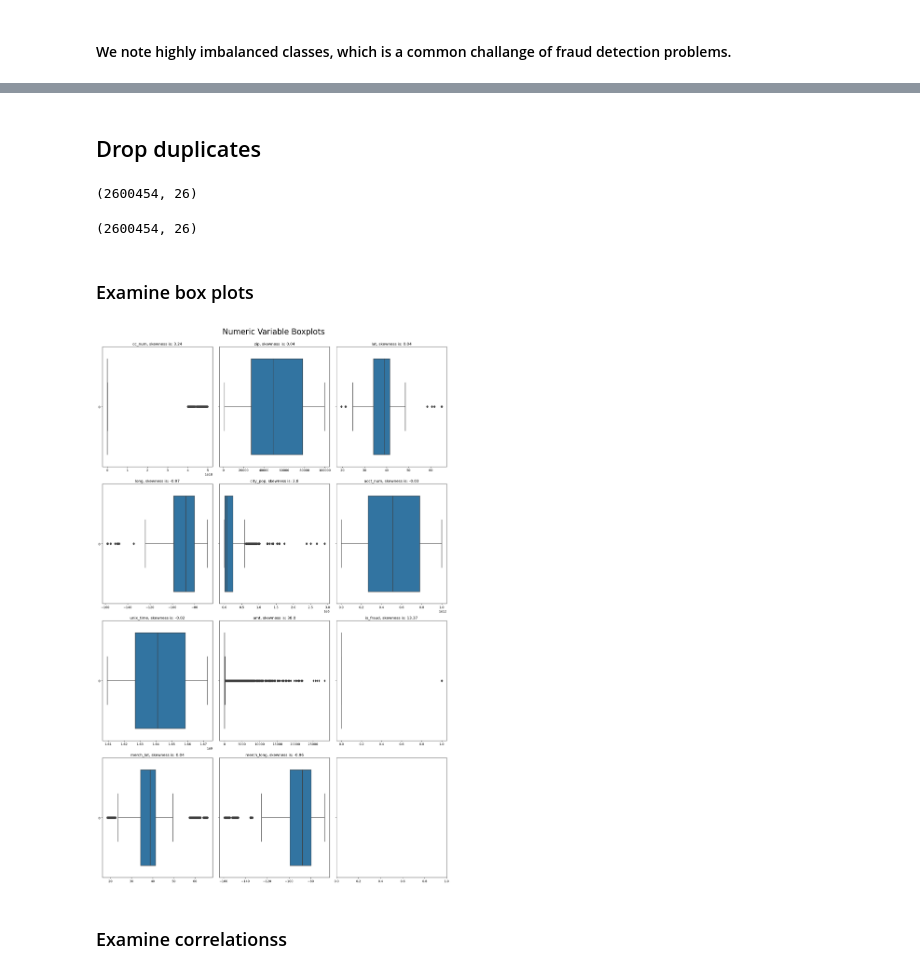
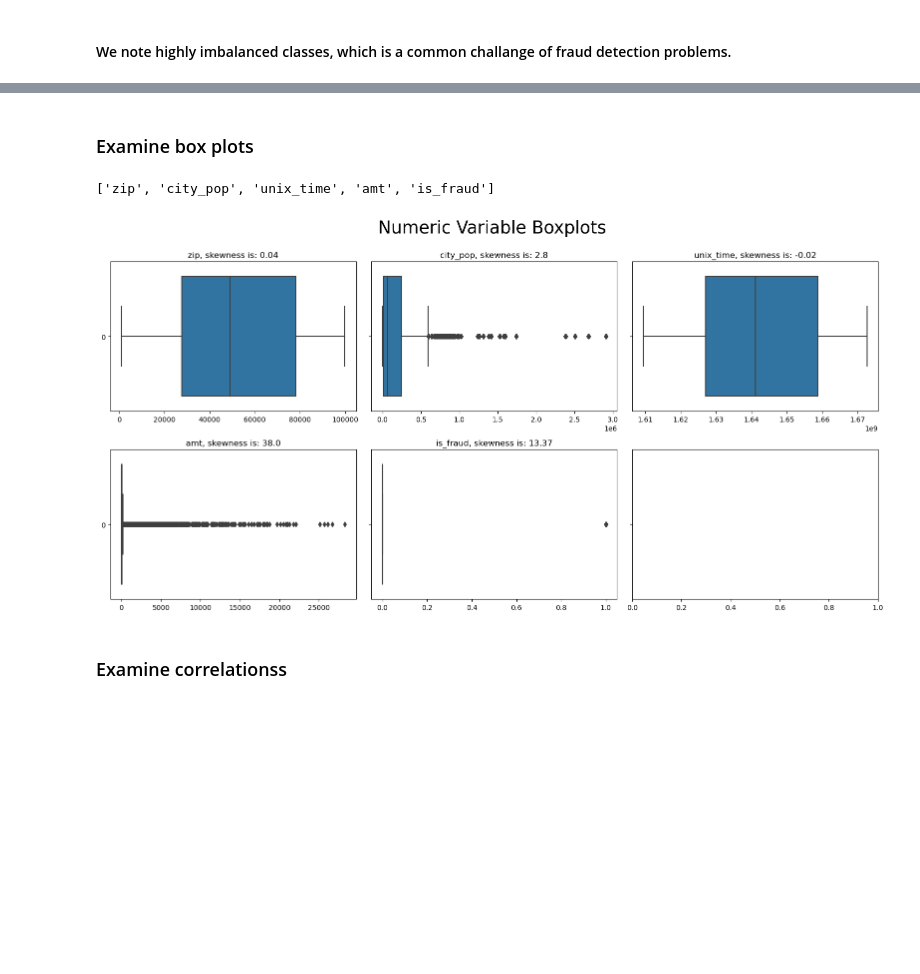
Before and after one commit to alexwalshml/dsir_project4, a Jupyter notebook: notebooks/EDA.ipynb, the cells around one changed output, grey strips where cells are left out. Cells and saved outputs as stored; diff of their text form; code cells hidden in the pictures; blank space fills up the shorter version.

```diff
--- a/notebooks/EDA.ipynb
+++ b/notebooks/EDA.ipynb
@@ -32,4 +33,4 @@ if not sys.warnoptions:
 # %% [markdown]
 ##### Read in the data
 # %%
-df = pd.read_csv('../data/fraud_records.csv')
+df = pd.read_csv('data/fraud_records.csv')
@@ -178,32 +161,27 @@ sns.displot(df['is_fraud']).set(title = 'Target  Distribution',
-# %% [markdown]
-## Drop duplicates
-# %%
-df.shape
-# %% [output]
-(2600454, 26)
-# %%
-df.drop_duplicates(inplace=True)
-# %%
-df.shape
-# %% [output]
-(2600454, 26)
 # %% [markdown]
 ### Examine box plots
 # %%
-num_cols = df.select_dtypes([np.int64,np.float64]).columns
+num_cols = list(df.select_dtypes([np.int64,np.float64]).columns)
+# %%
+cols_to_remove = ['cc_num','lat','long','acct_num','merch_lat','merch_long']
+for item in cols_to_remove:
+    num_cols.remove(item)
+num_cols
+# %% [output]
+['zip', 'city_pop', 'unix_time', 'amt', 'is_fraud']
 # %%
 def get_boxplots(dataset, columns_list, rows, cols, suptitle):
-    fig, axs = plt.subplots(rows, cols, sharey=True, figsize=(16,25))
+    fig, axs = plt.subplots(2, 3, sharey=True, figsize=(16,8))
     fig.suptitle(suptitle,y=1, size=25)
     axs = axs.flatten()
     for i, data in enumerate(columns_list):
         sns.boxplot(data=dataset[data], orient='h', ax=axs[i])
         axs[i].set_title(data + ', skewness is: '+str(round(dataset[data].skew(axis = 0, skipna = True),2)))
 
 get_boxplots(dataset=df, columns_list=num_cols, rows=4, cols=3, suptitle='Numeric Variable Boxplots')
 plt.tight_layout()
 # %% [output]
-[figure, old version]
+[figure, new version]
 # %% [markdown]
 ### Examine correlationss
 # %%
```
Also changed, not shown: parts of 28 cells of this notebook, 2 other files.
